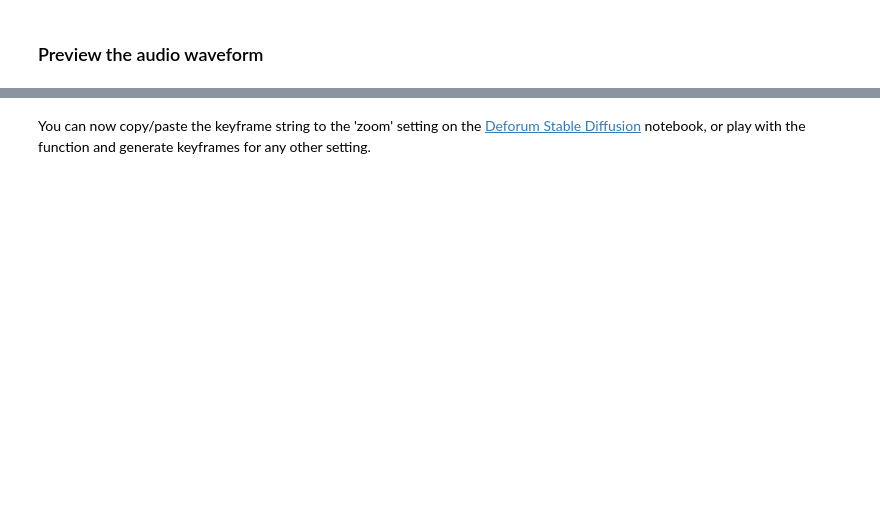
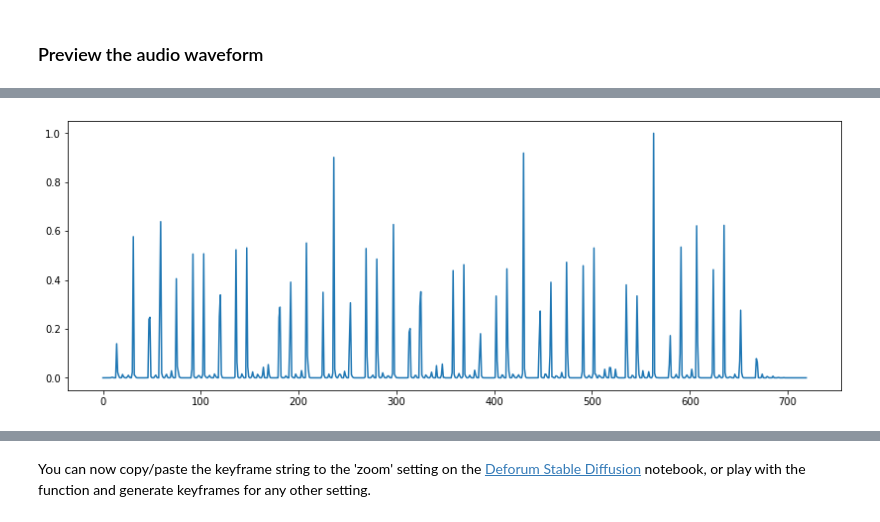
Before and after one commit to fzantalis/colab_collection, a Jupyter notebook: Audio_Keyframe_Generator_For_Deforum_Stable_Diffusion.ipynb, the cells around one changed output, grey strips where cells are left out. Cells and saved outputs as stored; diff of their text form; code cells hidden in the pictures; blank space fills up the shorter version.

```diff
--- a/Audio_Keyframe_Generator_For_Deforum_Stable_Diffusion.ipynb
+++ b/Audio_Keyframe_Generator_For_Deforum_Stable_Diffusion.ipynb
@@ -55,30 +86,33 @@ librosa.display.waveplot(wav_percussive)
 # %%
 import eyed3
 #@title **7. Scale the waveform according to your FPS and Audio duration and get the normalized amplitudes**
 fps = 24 #@param  {type:"number"}
 n_mels = 512 #@param {type:"number"}
 function = "1 + amplitude**2" #@param {type:"string"}
 #@markdown This is a function to apply to each frame value, where 'amplitude' is the original amplitude between 0 and 1
 
 frame_duration = int(sr / fps)
 duration = round(eyed3.load(audio_file).info.time_secs)
 
 # Generate Mel Spectrogram
 spec_raw = librosa.feature.melspectrogram(y=wav_percussive, sr=sr, n_mels=n_mels, hop_length=frame_duration)
 
 # Obtain maximum value per time-frame
 spec_max = np.amax(spec_raw, axis=0)
 
 # Normalize all values between 0 and 1
 spec_norm = (spec_max - np.min(spec_max)) / np.ptp(spec_max)
 
 # rescale so its exactly the number of frames we want to generate
 # 3 seconds at 12 fps == 36
 amplitude_arr = np.resize(spec_norm, int(duration * fps))
 
 x = np.arange(amplitude_arr.shape[0])
+plt.figure(figsize=(14, 5))
 plt.plot(x, amplitude_arr)
 plt.show()
+# %% [output]
+[figure, added]
 # %%
 #@title 8. Generate audio keyframes
 keyframe_string=""
```
Also changed, not shown: parts of 7 cells of this notebook.
